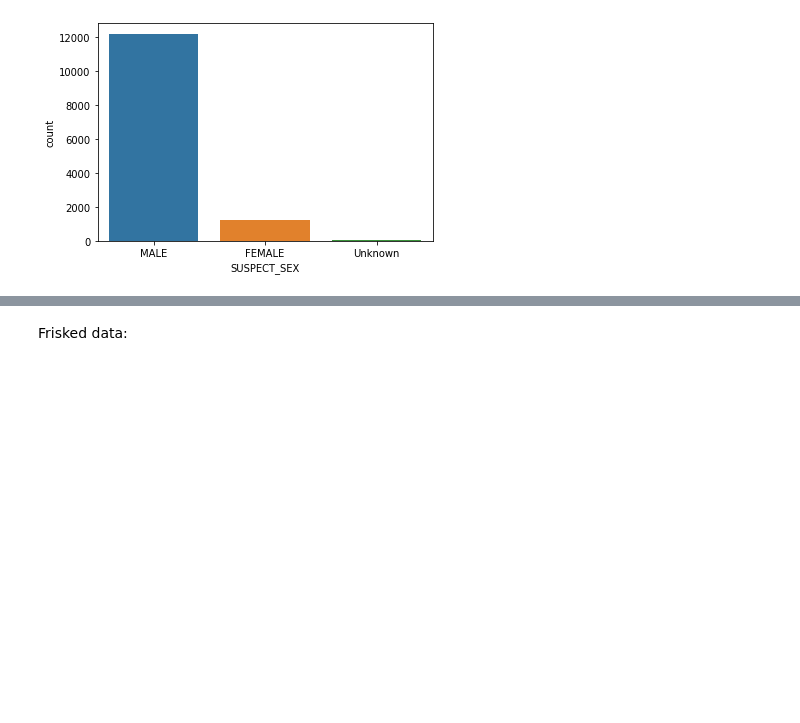
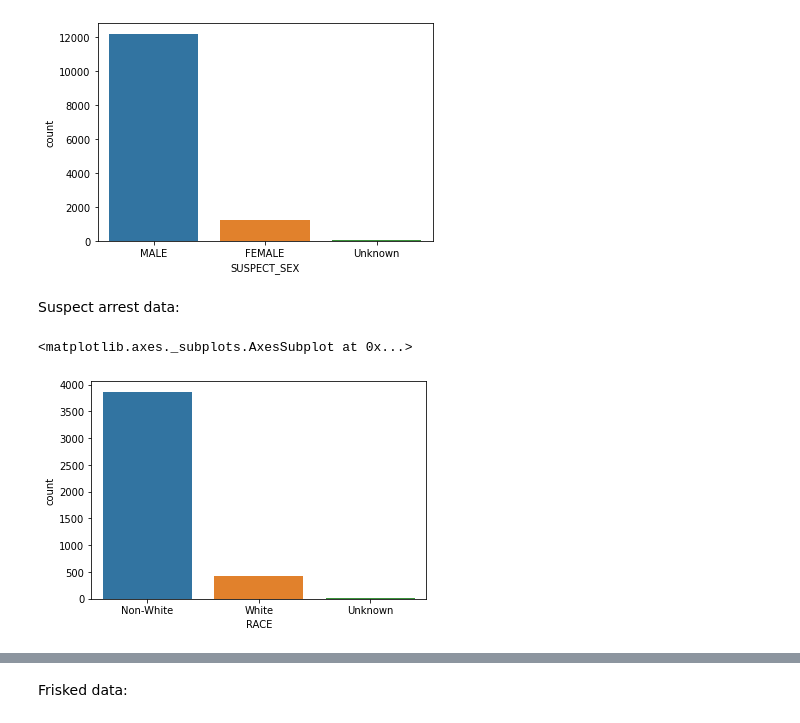
Before and after one commit to Ananyadevaraju/CE888---Assignment-1, a Jupyter notebook: Assignment_1.ipynb, the cells around one changed output, grey strips where cells are left out. Saved outputs shown, nothing was run; the diff lists cells and outputs as text; code cells hidden in the pictures; blank space fills up the shorter version.

```diff
--- a/Assignment_1.ipynb
+++ b/Assignment_1.ipynb
@@ -183,16 +182,19 @@ Name: RACE, dtype: int64
 # %%
 #extracting hour from time column
 stop_search_df["Parts_of_day"] = pd.to_datetime(stop_search_df["STOP_FRISK_TIME"], format = "%H:%M:%S").dt.hour
-#converting into day or not
+#converting into day or night
 
 # converting time into parts of day
-Parts = []
+Parts_of_day = []
 for t in stop_search_df["Parts_of_day"]:
-  if t >= 6 & t < 18:
+  if t >= 6 and t < 18:
     part = "Day"
   else:
     part = "Night"
-  Parts.append(part)
+  Parts_of_day.append(part)
 
 #adding new column "Parts_of_day" to the dataframe
-stop_search_df["Parts_of_day"] = Parts
+stop_search_df["Parts_of_day"] = Parts_of_day
+
+#value counts
+stop_search_df["Parts_of_day"].value_counts()
@@ -266,3 +267,12 @@ sns.countplot(x="SUSPECT_SEX", data=stop_search_df)
 # %% [output]
 <matplotlib.axes._subplots.AxesSubplot at 0x...>
 [figure]
+# %% [markdown]
+Suspect arrest data:
+# %%
+#racial distribution of the subjects arrested
+arrested_df = stop_search_df[stop_search_df["SUSPECT_ARRESTED_FLAG"] == "Y"]
+sns.countplot(x = "RACE", data = arrested_df)
+# %% [output]
+<matplotlib.axes._subplots.AxesSubplot at 0x...>
+[figure, added]
```
Also changed, not shown: parts of 9 cells of this notebook.
